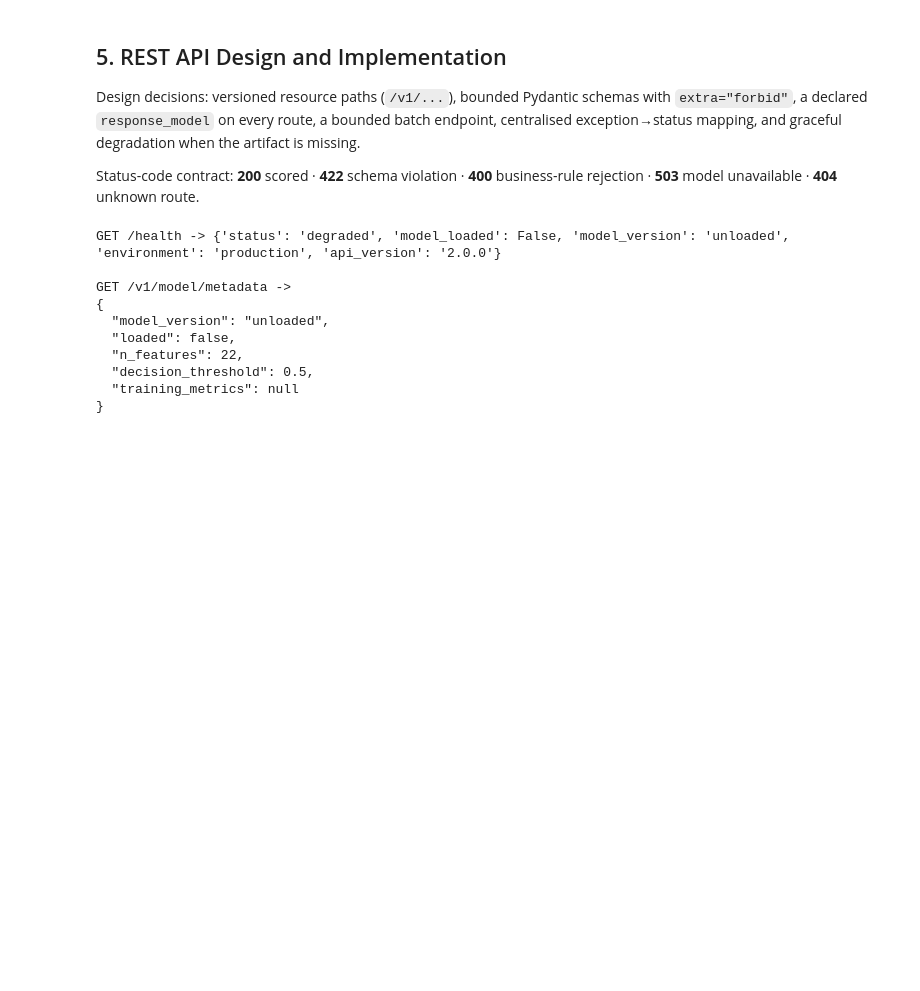
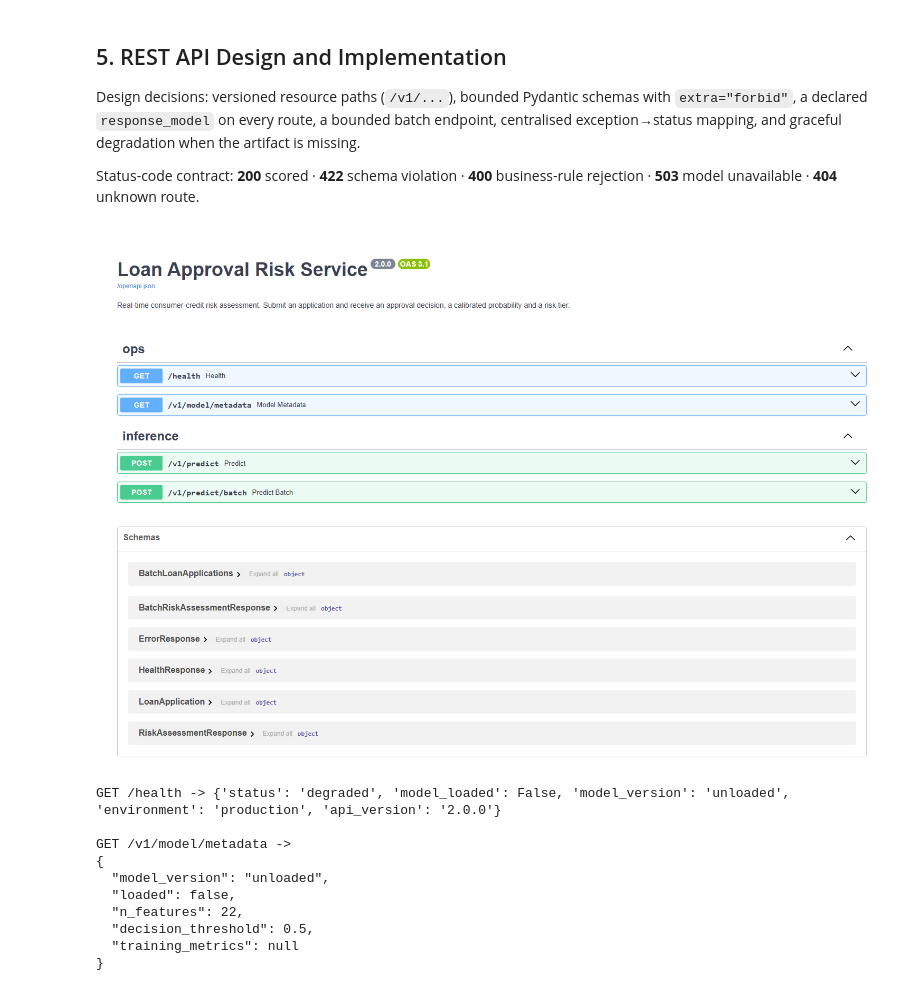
Before and after one commit to ashashkaWestfeild/SEML_Assignment-2, a Jupyter notebook: Group_84.ipynb, the cells around one changed output. Saved outputs shown, nothing was run; the diff lists cells and outputs as text; code cells hidden in the pictures; blank space fills up the shorter version.

```diff
--- a/Group_84.ipynb
+++ b/Group_84.ipynb
@@ -349,6 +349,14 @@ degradation when the artifact is missing.
 
 Status-code contract: **200** scored · **422** schema violation · **400**
 business-rule rejection · **503** model unavailable · **404** unknown route.
+# %%
+from IPython.display import Image, display
+
+# The generated Swagger UI of the running service, captured from
+# http://127.0.0.1:8077/docs (reports/figures/swagger_ui.png).
+display(Image(str(PROJECT_ROOT / "reports" / "figures" / "swagger_ui.png"), width=900))
+# %% [output]
+[figure, added]
 # %%
 from fastapi.testclient import TestClient
 from loan_risk.api.app import app
```
Also changed, not shown: parts of 14 cells of this notebook, 6 other files.
